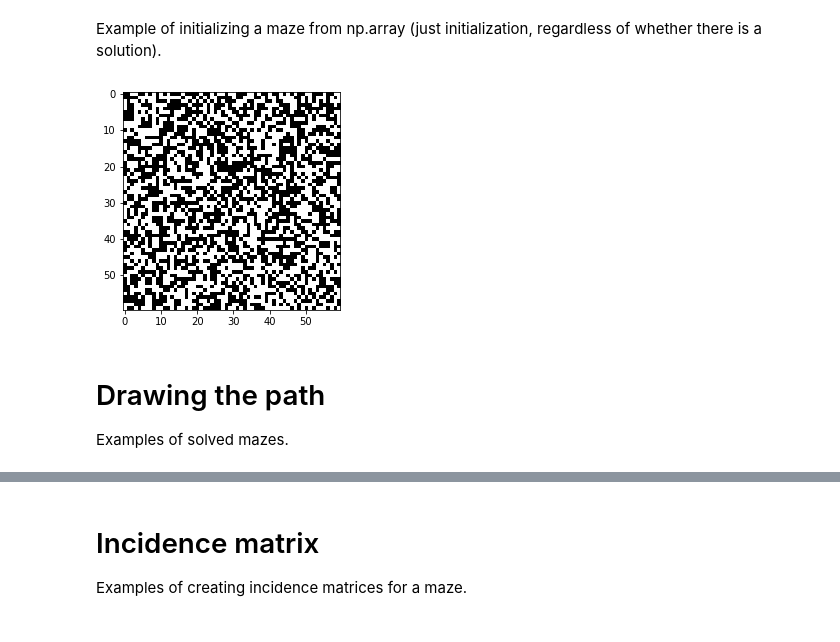
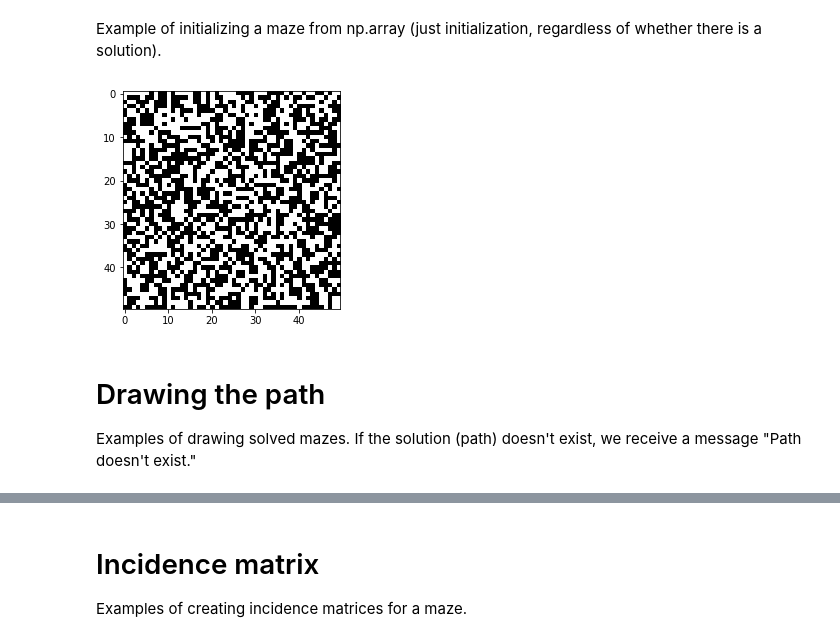
Before and after one commit to TAB0048/vvp-project, a Jupyter notebook: examples.ipynb, the cells around one changed output, grey strips where cells are left out. Cells and saved outputs as stored; diff of their text form; code cells hidden in the pictures.

```diff
--- a/examples.ipynb
+++ b/examples.ipynb
@@ -37,14 +37,14 @@ maze5.draw_maze()
 # %% [markdown]
 Example of initializing a maze from np.array (just initialization, regardless of whether there is a solution).
 # %%
-data = np.random.randint(0, 2, (60, 60))
+data = np.random.randint(0, 2, (50, 50))
 maze6 = Maze(data)
 maze6.draw_maze()
 # %% [output]
-[figure, old version]
+[figure, new version]
 # %% [markdown]
 # Drawing the path
-Examples of solved mazes.
+Examples of drawing solved mazes. If the solution (path) doesn't exist, we receive a message "Path doesn't exist."
 # %%
 maze1.draw_maze_path()
 maze2.draw_maze_path()
```
Also changed, not shown: parts of 9 cells of this notebook, 3 other files.
